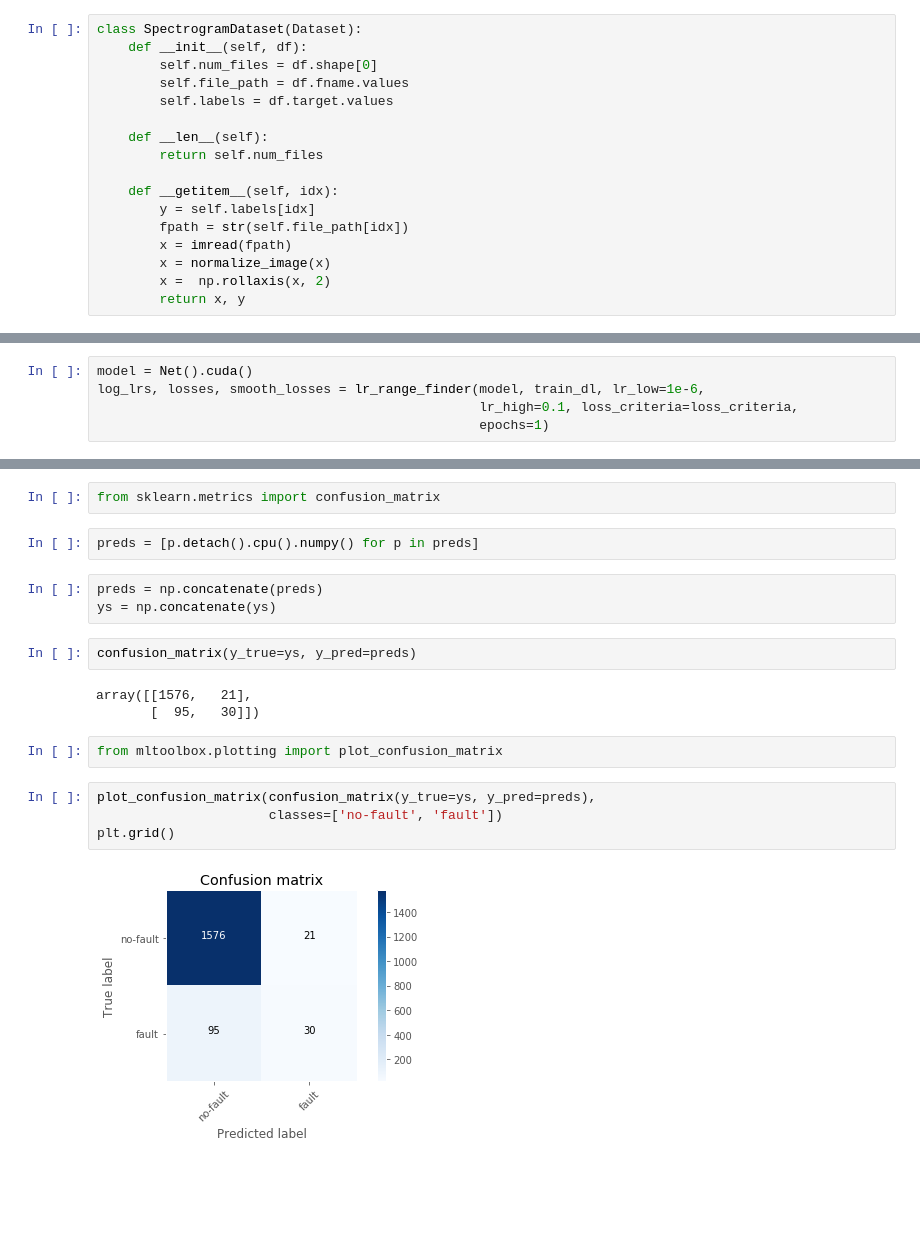
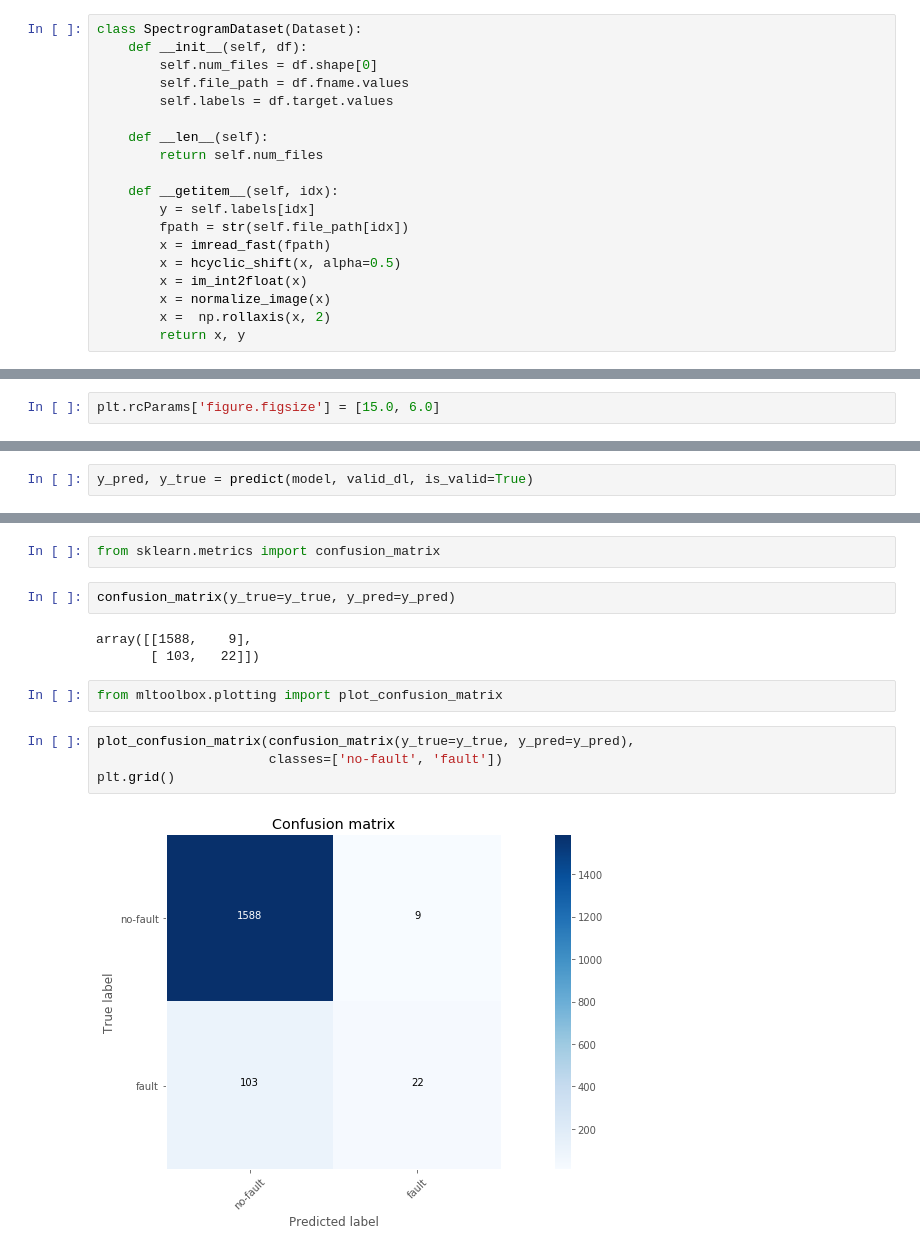
Before and after one commit to gokul-krishna/VSBPowerLineFaultDetection, a Jupyter notebook: Log-log_Spectogram.ipynb, the cells around one changed output, grey strips where cells are left out. Drawn from its saved outputs; the diff is of its cells as text; blank space fills up the shorter version.

Commit message:
fixed image scaling bug and re-run the model

```diff
--- a/Log-log_Spectogram.ipynb
+++ b/Log-log_Spectogram.ipynb
@@ -106,7 +106,9 @@ class SpectrogramDataset(Dataset):
     def __getitem__(self, idx):
         y = self.labels[idx]
         fpath = str(self.file_path[idx])
-        x = imread(fpath)
+        x = imread_fast(fpath)
+        x = hcyclic_shift(x, alpha=0.5)
+        x = im_int2float(x)
         x = normalize_image(x)
         x =  np.rollaxis(x, 2)
         return x, y
@@ -229,4 +222,6 @@ from mltoolbox.dl import get_optimizer, save_model, load_model, lr_range_finder
 from mltoolbox.dl import plot_lr
 # %%
 loss_criteria = F.binary_cross_entropy_with_logits
+# %%
+plt.rcParams['figure.figsize'] = [15.0, 6.0]
 # %%
@@ -333,8 +307,3 @@ train_triangular_policy 1103.51 s
 # %%
 save_model(model, 'models/unfreeze1.mdl')
 load_model(model, 'models/unfreeze1.mdl')
-# %%
-model = Net().cuda()
-log_lrs, losses, smooth_losses = lr_range_finder(model, train_dl, lr_low=1e-6,
-                                                 lr_high=0.1, loss_criteria=loss_criteria,
-                                                 epochs=1)
@@ -374,0 +310,2 @@ for x, y in valid_dl:
+# %%
+y_pred, y_true = predict(model, valid_dl, is_valid=True)
@@ -375,21 +314,16 @@ for x, y in valid_dl:
 # %%
 from sklearn.metrics import confusion_matrix
-# %%
-preds = [p.detach().cpu().numpy() for p in preds]
-# %%
-preds = np.concatenate(preds)
-ys = np.concatenate(ys)
 # %%
-confusion_matrix(y_true=ys, y_pred=preds)
+confusion_matrix(y_true=y_true, y_pred=y_pred)
 # %% [output]
-array([[1576,   21],
-       [  95,   30]])
+array([[1588,    9],
+       [ 103,   22]])
 # %%
 from mltoolbox.plotting import plot_confusion_matrix
 # %%
-plot_confusion_matrix(confusion_matrix(y_true=ys, y_pred=preds),
+plot_confusion_matrix(confusion_matrix(y_true=y_true, y_pred=y_pred),
                       classes=['no-fault', 'fault'])
 plt.grid()
 # %% [output]
-[figure, old version]
+[figure, new version]
 # %%
```
Also changed, not shown: parts of 31 cells of this notebook.
